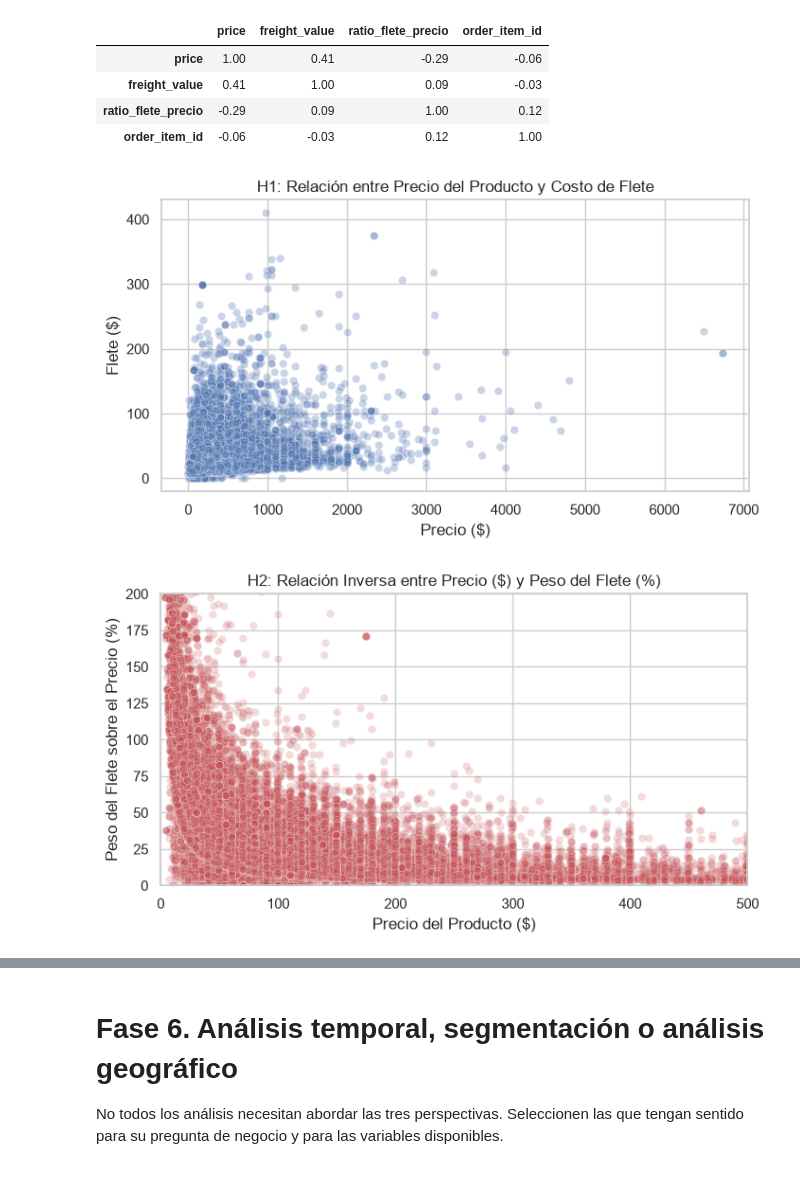
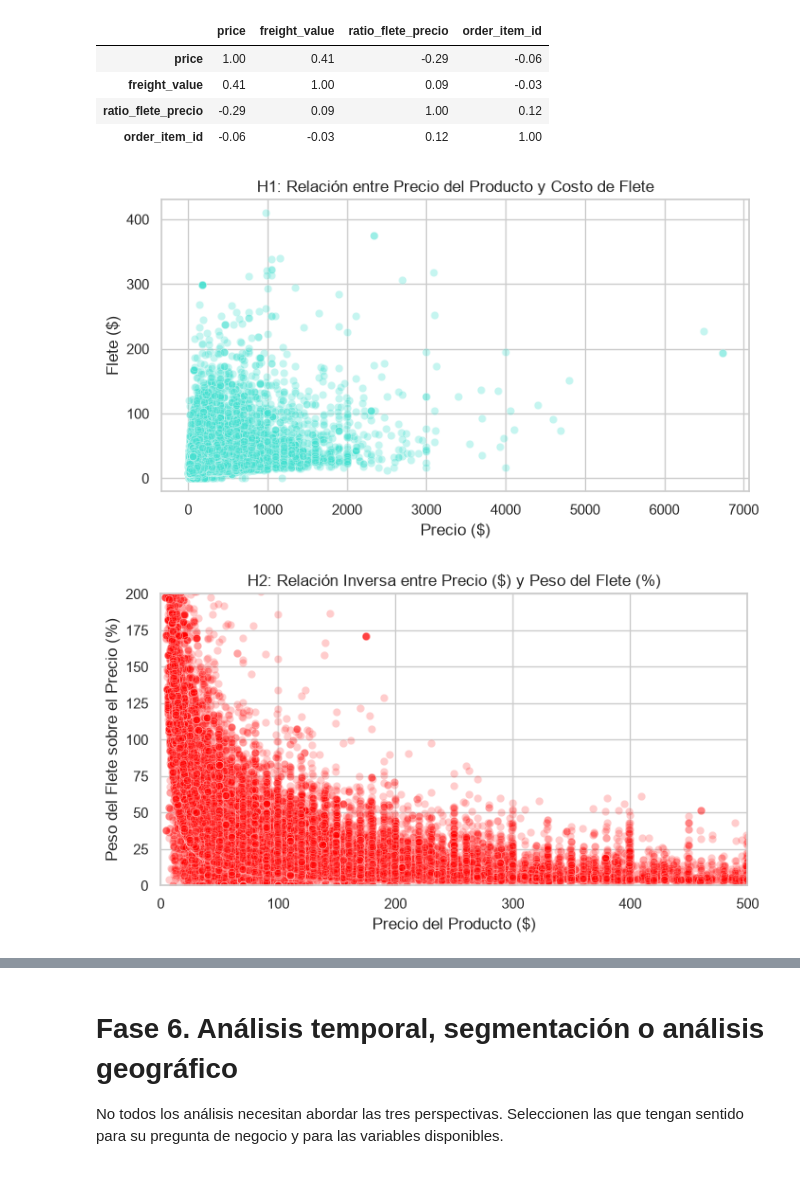
Before and after one commit to Mariajoseparada31/Entregable-BIT-MariaJoseParada, a Jupyter notebook: Entregable-2-Maria_Jose_Parada.ipynb, the cells around one changed output, grey strips where cells are left out. Drawn from its saved outputs; the diff is of its cells as text; code cells hidden in the pictures.

```diff
--- a/Entregable-2-Maria_Jose_Parada.ipynb
+++ b/Entregable-2-Maria_Jose_Parada.ipynb
@@ -729,25 +729,25 @@ display(correlacion)
 # %%
 #Hipótesis 1: Precio vs Costo del flete
 plt.figure(figsize=(8, 4))
-sns.scatterplot(x='price', y='freight_value', data=df, alpha=0.3, color='#4C72B0')
+sns.scatterplot(x='price', y='freight_value', data=df, alpha=0.3, color='turquoise')
 plt.title('H1: Relación entre Precio del Producto y Costo de Flete')
-plt.xlabel('Precio ($)')
-plt.ylabel('Flete ($)')
+plt.xlabel('Precio (USD)')
+plt.ylabel('Flete (USD)')
 plt.show()
 # %% [output]
-[figure, old version]
+[figure, new version]
 # %%
 # Hipótesis 2: Precio vs. Peso relativo del flete (%)
 plt.figure(figsize=(8, 4))
-sns.scatterplot(x='price', y='ratio_flete_precio', data=df, alpha=0.2, color='#C44E52')
-plt.xlim(0, 500)   # Zoom en precios de $0 a $500
+sns.scatterplot(x='price', y='ratio_flete_precio', data=df, alpha=0.2, color='red')
+plt.xlim(0, 500)   # Zoom en precios de USD0 a USD500
 plt.ylim(0, 200)   # Zoom en peso del flete de 0% a 200%
 plt.title('H2: Relación Inversa entre Precio ($) y Peso del Flete (%)')
 plt.xlabel('Precio del Producto ($)')
 plt.ylabel('Peso del Flete sobre el Precio (%)')
 plt.show()
 # %% [output]
-[figure, old version]
+[figure, new version]
 # %%
 # Hipótesis 3: Número de ítems en la orden vs. Costo de flete
 plt.figure(figsize=(8, 4))
```
Also changed, not shown: parts of 6 cells of this notebook.
